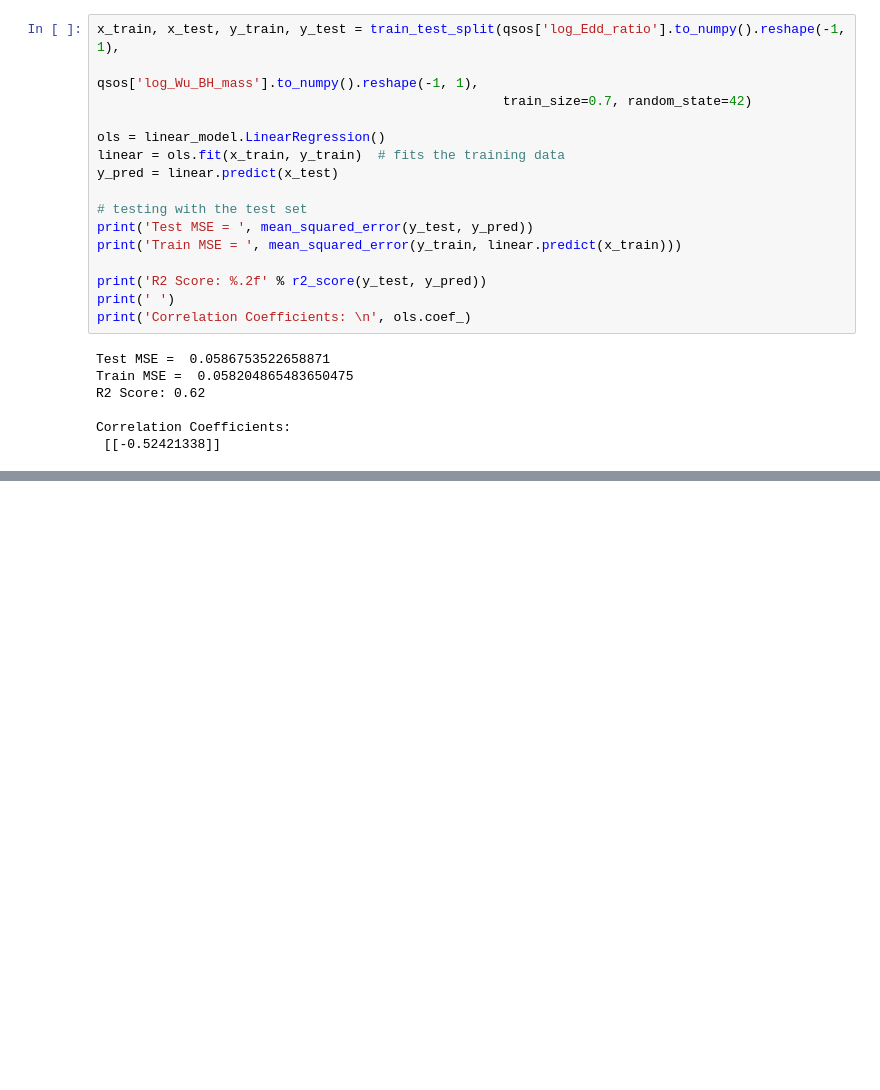
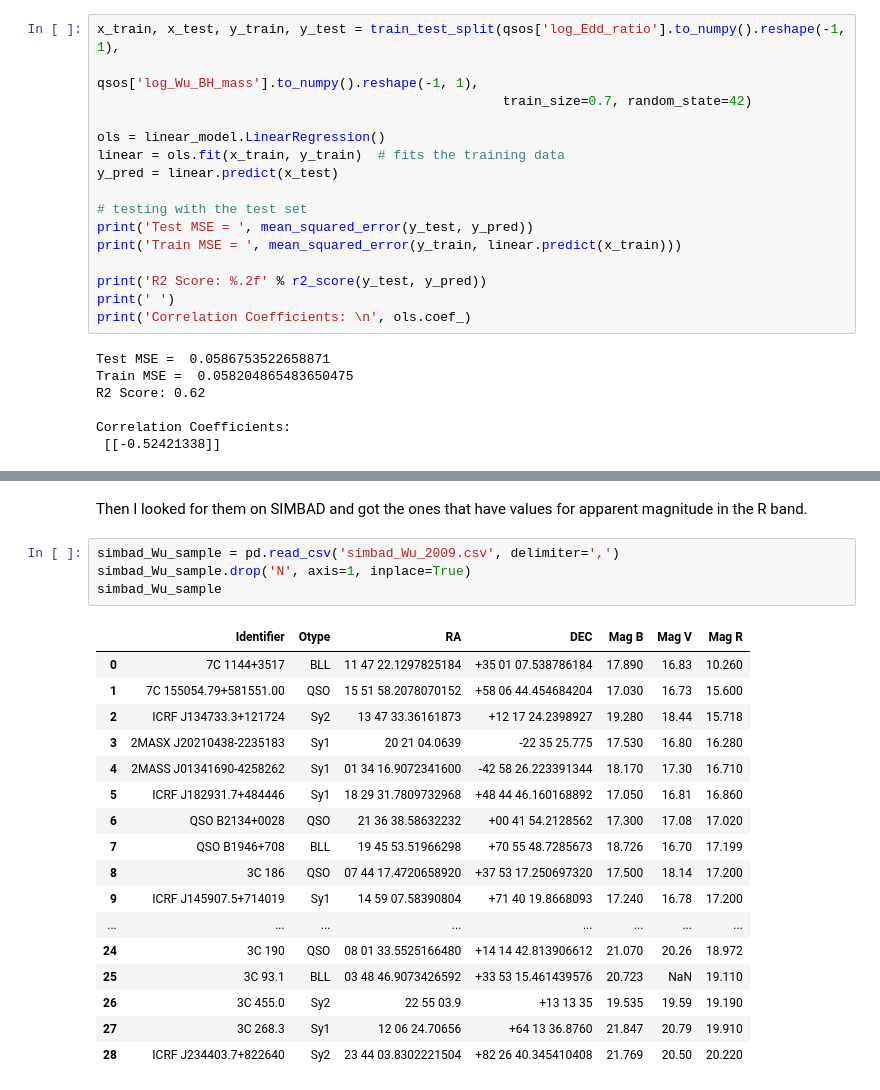
Before and after one commit to NicoGalvarino/AGN_Tutorials_Git, a Jupyter notebook: Tutorial_3_BH_params/Tutorial_3_BH_AD.ipynb, the cells around one changed output, grey strips where cells are left out. Drawn from its saved outputs; the diff is of its cells as text; blank space fills up the shorter version.

Commit message:
reorganize plots in folder; add magnitudes; get absolute magnitudes

```diff
--- a/Tutorial_3_BH_params/Tutorial_3_BH_AD.ipynb
+++ b/Tutorial_3_BH_params/Tutorial_3_BH_AD.ipynb
@@ -907,0 +967,24 @@ This is my version of Figure 7 from McLure & Dunlop 2002. The biggest difference
+# %% [markdown]
+Then I looked for them on SIMBAD and got the ones that have values for apparent magnitude in the R band.
+# %%
+simbad_Wu_sample = pd.read_csv('simbad_Wu_2009.csv', delimiter=',')
+simbad_Wu_sample.drop('N', axis=1, inplace=True)
+simbad_Wu_sample
+# %% [output]
+|  | Identifier | Otype | RA | DEC | Mag B | Mag V | Mag R |
+| 0 | 7C 1144+3517 | BLL | 11 47 22.1297825184 | +35 01 07.538786184 | 17.890 | 16.83 | 10.260 |
+| 1 | 7C 155054.79+581551.00 | QSO | 15 51 58.2078070152 | +58 06 44.454684204 | 17.030 | 16.73 | 15.600 |
+| 2 | ICRF J134733.3+121724 | Sy2 | 13 47 33.36161873 | +12 17 24.2398927 | 19.280 | 18.44 | 15.718 |
+| 3 | 2MASX J20210438-2235183 | Sy1 | 20 21 04.0639 | -22 35 25.775 | 17.530 | 16.80 | 16.280 |
+| 4 | 2MASS J01341690-4258262 | Sy1 | 01 34 16.9072341600 | -42 58 26.223391344 | 18.170 | 17.30 | 16.710 |
+| 5 | ICRF J182931.7+484446 | Sy1 | 18 29 31.7809732968 | +48 44 46.160168892 | 17.050 | 16.81 | 16.860 |
+| 6 | QSO B2134+0028 | QSO | 21 36 38.58632232 | +00 41 54.2128562 | 17.300 | 17.08 | 17.020 |
+| 7 | QSO B1946+708 | BLL | 19 45 53.51966298 | +70 55 48.7285673 | 18.726 | 16.70 | 17.199 |
+| 8 | 3C 186 | QSO | 07 44 17.4720658920 | +37 53 17.250697320 | 17.500 | 18.14 | 17.200 |
+| 9 | ICRF J145907.5+714019 | Sy1 | 14 59 07.58390804 | +71 40 19.8668093 | 17.240 | 16.78 | 17.200 |
+| ... | ... | ... | ... | ... | ... | ... | ... |
+| 24 | 3C 190 | QSO | 08 01 33.5525166480 | +14 14 42.813906612 | 21.070 | 20.26 | 18.972 |
+| 25 | 3C 93.1 | BLL | 03 48 46.9073426592 | +33 53 15.461439576 | 20.723 | NaN | 19.110 |
+| 26 | 3C 455.0 | Sy2 | 22 55 03.9 | +13 13 35 | 19.535 | 19.59 | 19.190 |
+| 27 | 3C 268.3 | Sy1 | 12 06 24.70656 | +64 13 36.8760 | 21.847 | 20.79 | 19.910 |
+| 28 | ICRF J234403.7+822640 | Sy2 | 23 44 03.8302221504 | +82 26 40.345410408 | 21.769 | 20.50 | 20.220 |
```
Also changed, not shown: parts of 38 cells of this notebook, 19 other files.
